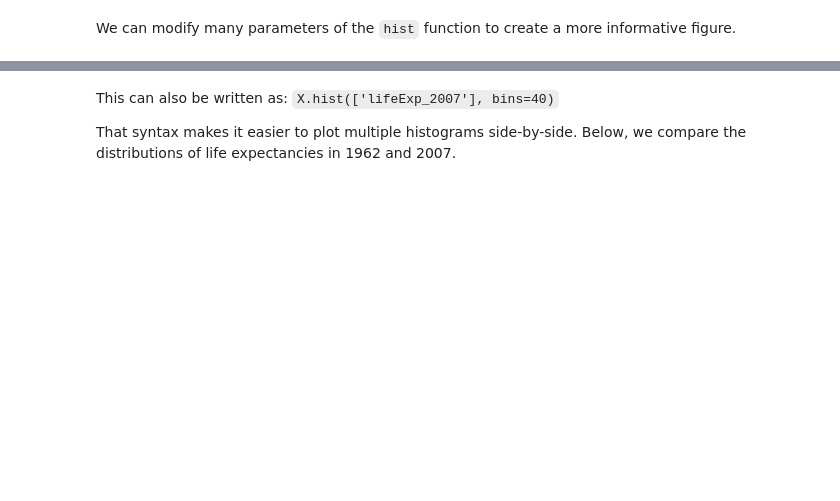
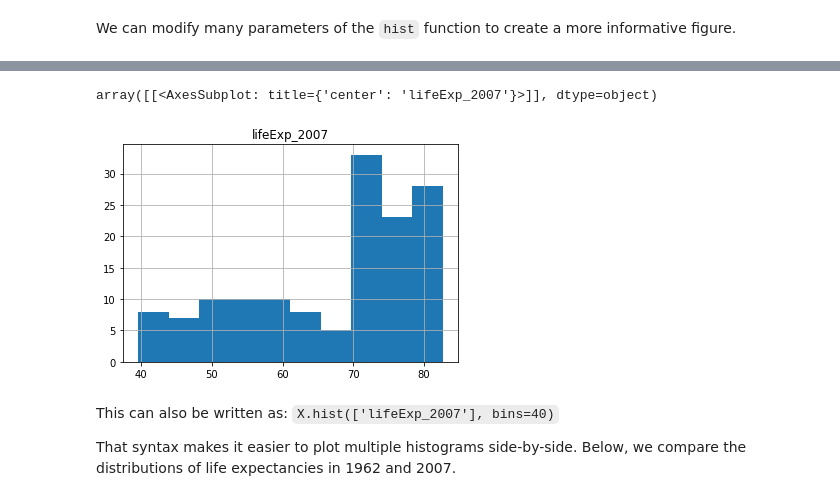
Before and after one commit to AlexJaffe-design/python-for-ai3, a Jupyter notebook: 02_data_analysis_pandas.ipynb, the cells around one changed output, grey strips where cells are left out. Cells and saved outputs as stored; diff of their text form; code cells hidden in the pictures; blank space fills up the shorter version.

```diff
--- a/02_data_analysis_pandas.ipynb
+++ b/02_data_analysis_pandas.ipynb
@@ -641,6 +697,10 @@ display(hist)
 # %%
 # Visualize the distribution of the 2007 life expectancies.
 # Your code here
+X.hist(["lifeExp_2007"])
+# %% [output]
+array([[<AxesSubplot: title={'center': 'lifeExp_2007'}>]], dtype=object)
+[figure, added]
 # %% [markdown]
 This can also be written as: `X.hist(['lifeExp_2007'], bins=40)`
 
```
Also changed, not shown: parts of 12 cells of this notebook.
